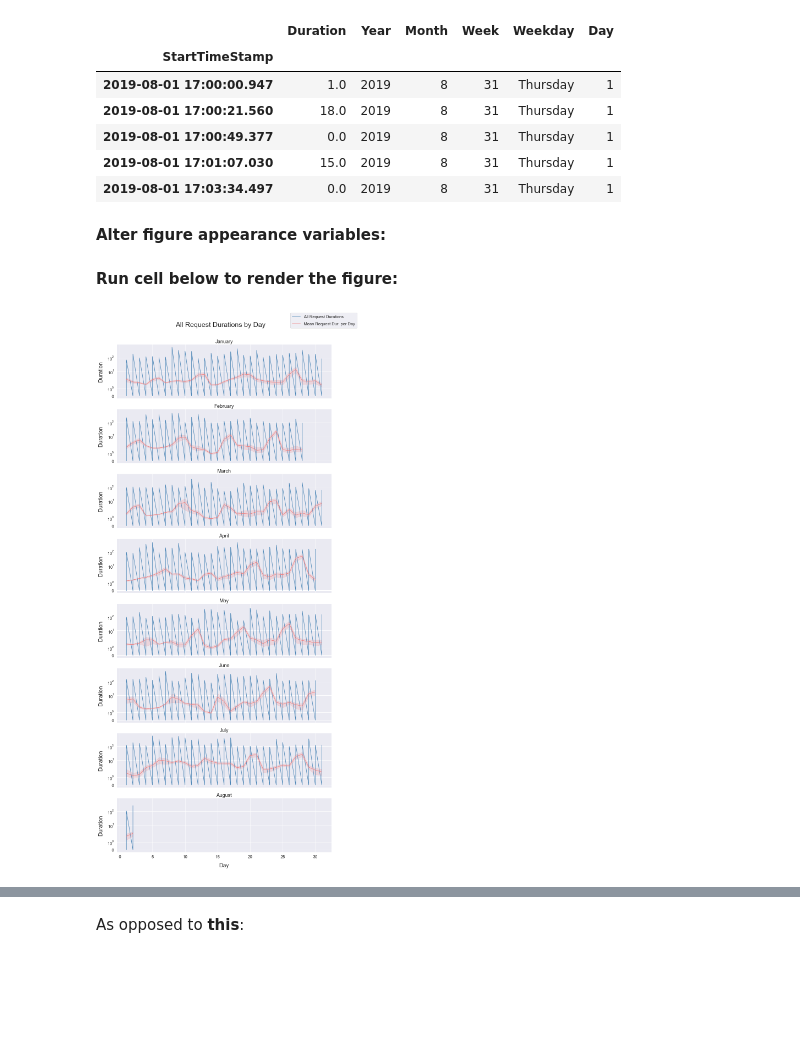
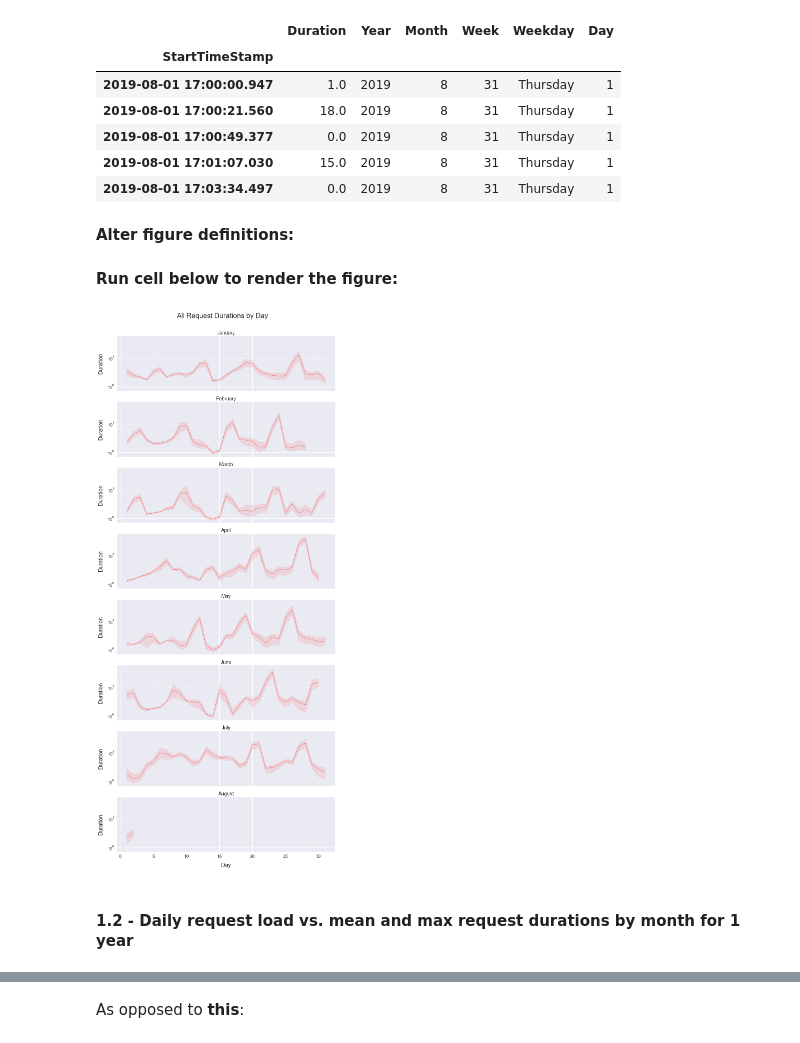
Before and after one commit to leilanihagen/interject-datacell-request-time-data-exploration, a Jupyter notebook: datacell_request_time_v2.ipynb, the cells around one changed output, grey strips where cells are left out. Saved outputs shown, nothing was run; the diff lists cells and outputs as text; code cells hidden in the pictures; blank space fills up the shorter version.

```diff
--- a/datacell_request_time_v2.ipynb
+++ b/datacell_request_time_v2.ipynb
@@ -395,4 +399,4 @@ requests_1yr.head()
 | 2019-08-01 17:01:07.030 | 15.0 | 2019 | 8 | 31 | Thursday | 1 |
 | 2019-08-01 17:03:34.497 | 0.0 | 2019 | 8 | 31 | Thursday | 1 |
 # %% [markdown]
-**Alter figure appearance variables:**
+**Alter figure definitions:**
@@ -402,3 +403,9 @@ mean_data_line_color_1_1 = 'lightcoral'
+# %%
+all_data_line_color_1_1 = 'steelblue'
+mean_data_line_color_1_1 = 'lightcoral'
+
+# Set this to True if you would like the DataFrame to be deleted from memory after the figure is rendered:
+clear_df_from_mem_1_1 = True
 # %% [markdown]
 **Run cell below to render the figure:**
 # %%
@@ -409,34 +416,37 @@ sns.set(style='darkgrid')
 month_grid = sns.FacetGrid(requests_1yr, row='Month', height=3.5, aspect=4, legend_out=True)
 
 # All observations:
-month_grid.map(sns.lineplot, 'Day', 'Duration', estimator=None, color=all_data_line_color_1_1)
+# month_grid.map(sns.lineplot, 'Day', 'Duration', color=all_data_line_color_1_1)
 # Mean for each day:
 month_grid.map(sns.lineplot, 'Day', 'Duration', estimator='mean', color=mean_data_line_color_1_1)
 
 # Set figure aesthetics:
 
 month_grid.fig.suptitle('All Request Durations by Day', fontsize=25)
 
 month_grid.set_ylabels('Duration', fontsize=20, labelpad=15)
 month_grid.set_xlabels('Day', fontsize=20, labelpad=15)
 
 axes = month_grid.axes.flatten() # Numpy flatten 2D array of axes to array or 1D rows.
 place_month_names_on_axes(is_single_axes=False, axes_arr=axes, loc_str='center', font_size=18)
 
 month_grid.set(yscale='symlog')  # Retain zero values
 # ax.set_ylim(bottom=-0.25)  # 0 doesn't work...
 
 # Settings that need to be applied to each axis:
 for i in range(len(axes)):
     axes[i].tick_params(axis='both', which='major', labelsize=15)
 
 # Set a figure-level legend with the lines (0 and 1) from the first ([0]) Axes (can do this b/c because all Axes have the same two lines):
-month_grid.fig.legend(handles=(axes[0].lines[0], axes[0].lines[1]), labels=('All Request Durations', 'Mean Request Dur. per Day'), borderpad=0.5, labelspacing=0.8, fontsize=15, loc='upper right')
+# month_grid.fig.legend(handles=(axes[0].lines[0], axes[0].lines[1]), labels=('All Request Durations', 'Mean Request Dur. per Day'), borderpad=0.5, labelspacing=0.8, fontsize=15, loc='upper right')
 
 month_grid.fig.subplots_adjust(top=0.939, left=0.125, right=0.9, hspace=0.2, wspace=0.2)  # These are magic numbers, do not adjust.
 
 # month_grid.add_legend(['All Request Durations', 'Mean Request Dur. per Day'])
 
 # month_grid.set_xticklabels('')
+
+if (clear_df_from_mem_1_1):
+    del requests_1yr
 # %% [output]
-[figure, old version]
+[figure, new version]
@@ -444,0 +453,2 @@ del requests_1yr
+# %% [markdown]
+#### 1.2 - Daily request load vs. mean and max request durations by month for 1 year
```
Also changed, not shown: parts of 36 cells of this notebook.
